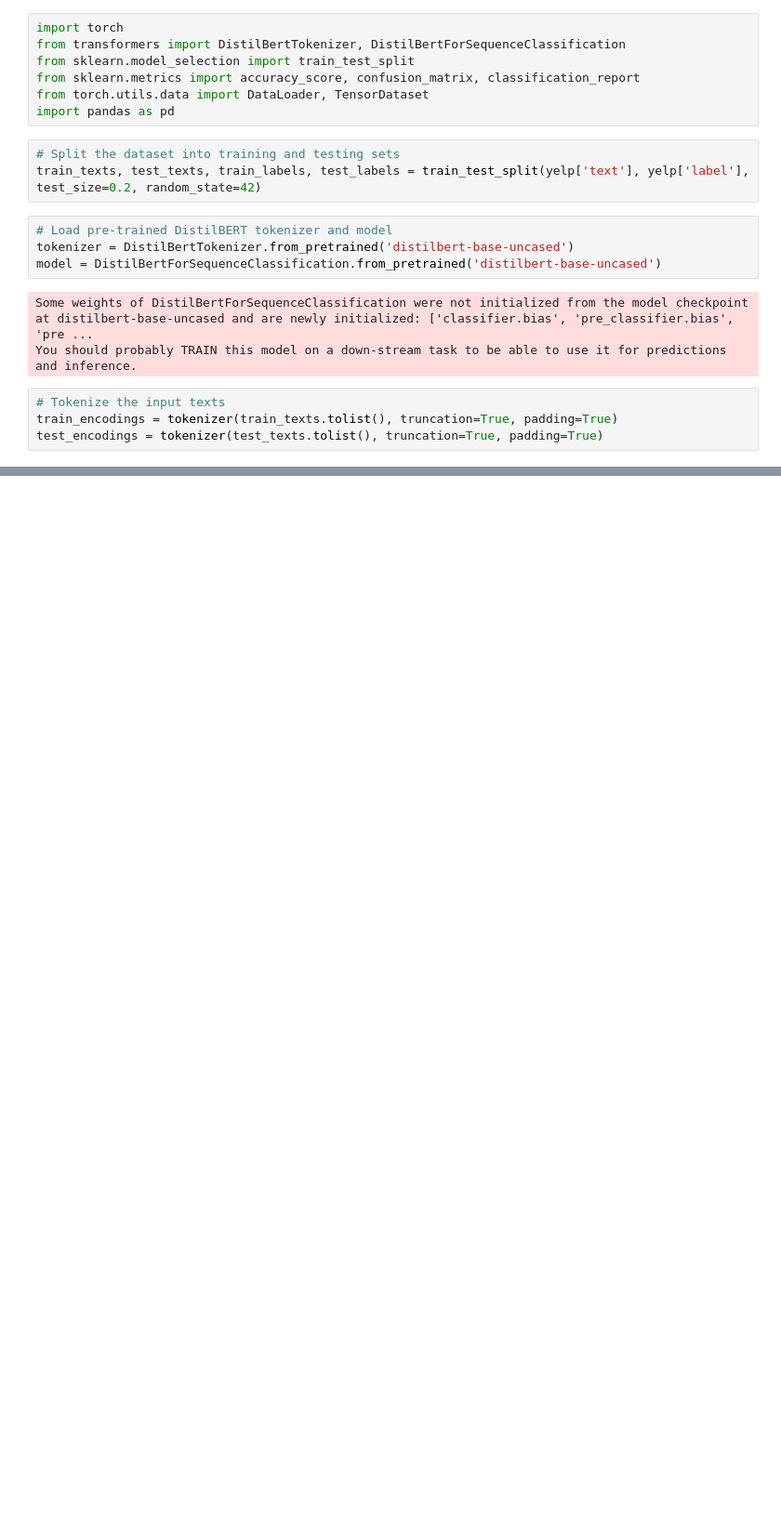
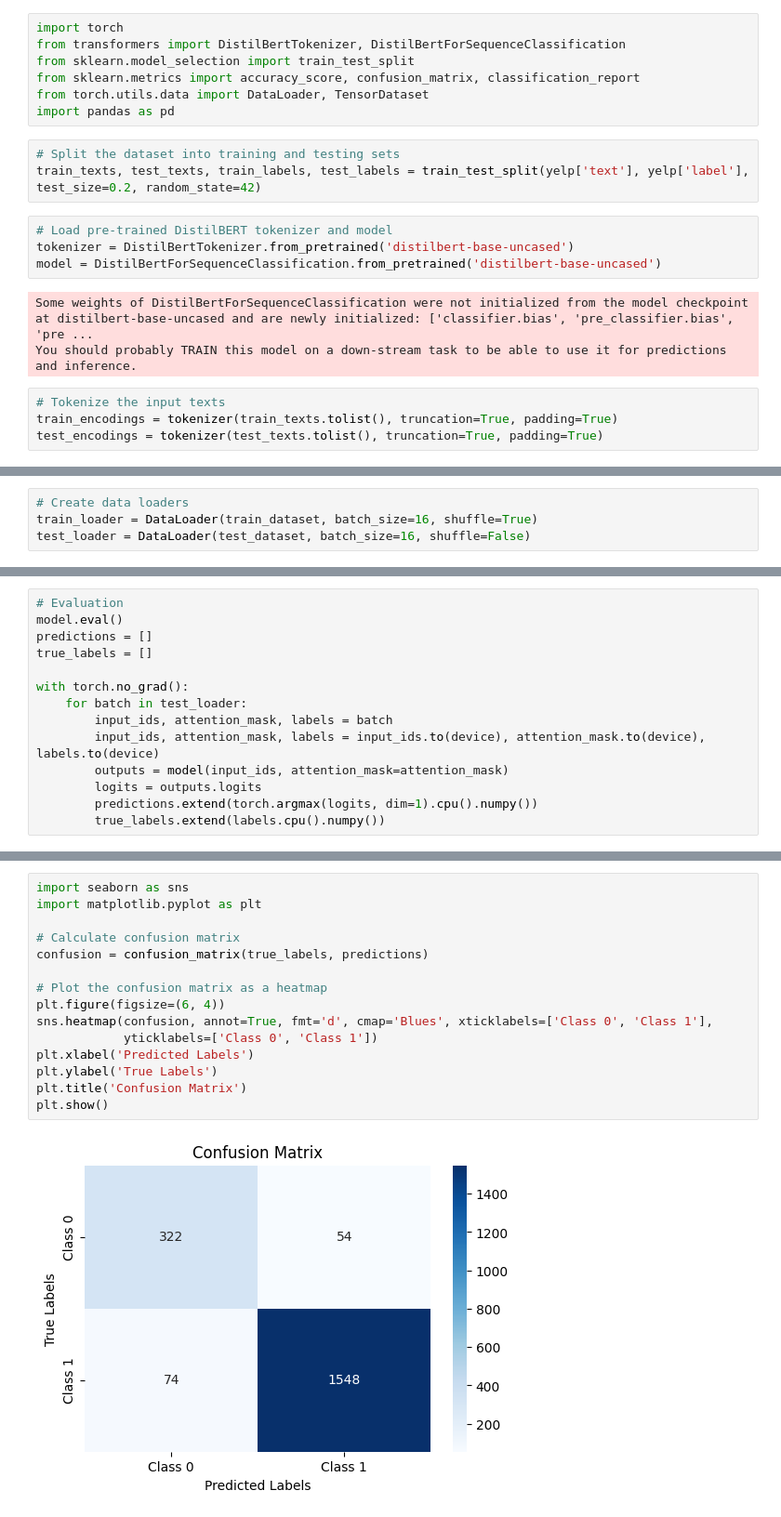
Before and after one commit to Sachinranasing/CM3604-Deep-Learning-Coursework, a Jupyter notebook: Senti_with_DistilBERT_Model.ipynb, the cells around one changed output, grey strips where cells are left out. Shown: that part at 93% size. Saved outputs shown, nothing was run; the diff lists cells and outputs as text; blank space fills up the shorter version.

```diff
--- a/Senti_with_DistilBERT_Model.ipynb
+++ b/Senti_with_DistilBERT_Model.ipynb
@@ -268,0 +277,4 @@ test_encodings = tokenizer(test_texts.tolist(), truncation=True, padding=True)
+# %%
+# Create data loaders
+train_loader = DataLoader(train_dataset, batch_size=16, shuffle=True)
+test_loader = DataLoader(test_dataset, batch_size=16, shuffle=False)
@@ -268,0 +350,14 @@ test_encodings = tokenizer(test_texts.tolist(), truncation=True, padding=True)
+# %%
+# Evaluation
+model.eval()
+predictions = []
+true_labels = []
+
+with torch.no_grad():
+    for batch in test_loader:
+        input_ids, attention_mask, labels = batch
+        input_ids, attention_mask, labels = input_ids.to(device), attention_mask.to(device), labels.to(device)
+        outputs = model(input_ids, attention_mask=attention_mask)
+        logits = outputs.logits
+        predictions.extend(torch.argmax(logits, dim=1).cpu().numpy())
+        true_labels.extend(labels.cpu().numpy())
@@ -268,0 +378,17 @@ test_encodings = tokenizer(test_texts.tolist(), truncation=True, padding=True)
+# %%
+import seaborn as sns
+import matplotlib.pyplot as plt
+
+# Calculate confusion matrix
+confusion = confusion_matrix(true_labels, predictions)
+
+# Plot the confusion matrix as a heatmap
+plt.figure(figsize=(6, 4))
+sns.heatmap(confusion, annot=True, fmt='d', cmap='Blues', xticklabels=['Class 0', 'Class 1'],
+            yticklabels=['Class 0', 'Class 1'])
+plt.xlabel('Predicted Labels')
+plt.ylabel('True Labels')
+plt.title('Confusion Matrix')
+plt.show()
+# %% [output]
+[figure, added]
```
Also changed, not shown: parts of 8 cells of this notebook.
